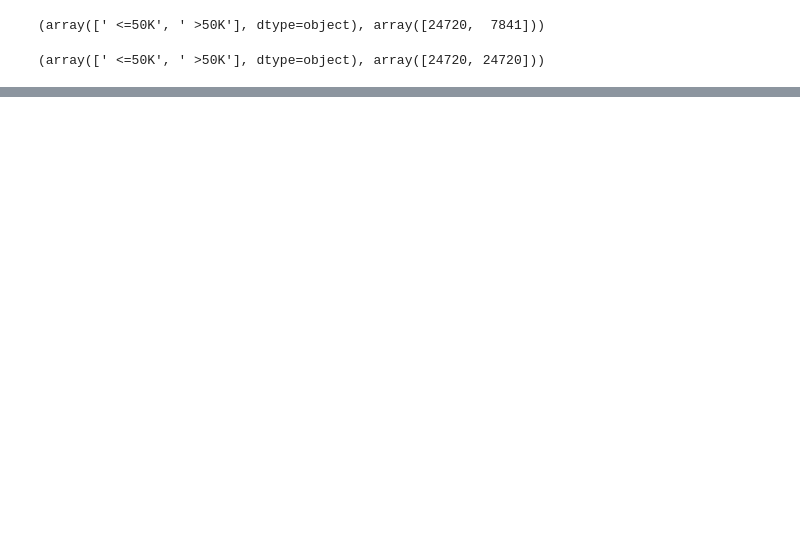
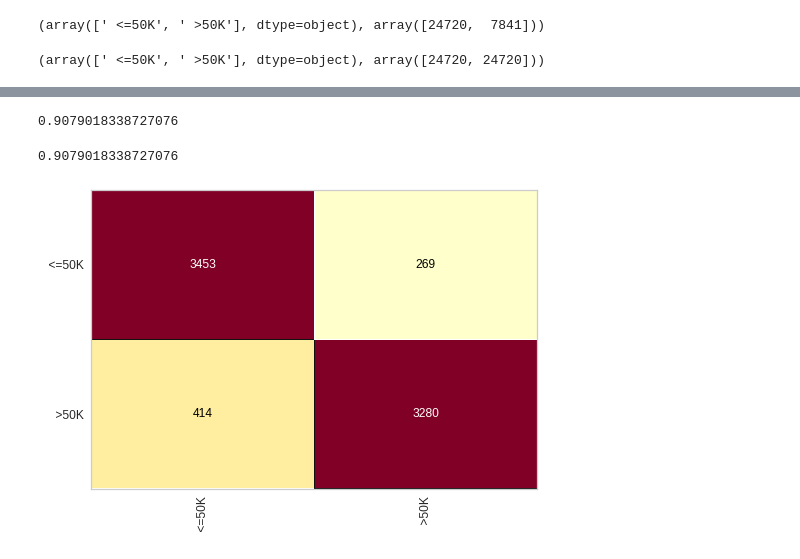
Before and after one commit to Mario-RJunior/census-analysis, a Jupyter notebook: census.ipynb, the cells around one changed output, grey strips where cells are left out. Saved outputs shown, nothing was run; the diff lists cells and outputs as text; code cells hidden in the pictures; blank space fills up the shorter version.

Commit message:
Create random forest model with oversampling

```diff
--- a/census.ipynb
+++ b/census.ipynb
@@ -552,3 +553,9 @@ np.unique(y_census, return_counts=True)
 np.unique(y_over, return_counts=True)
 # %% [output]
 (array([' <=50K', ' >50K'], dtype=object), array([24720, 24720]))
+# %%
+# Using train_test_split
+X_train_over, X_test_over, y_train_over, y_test_over = train_test_split(X_over,
+                                                                        y_over,
+                                                                        test_size=0.15,
+                                                                        random_state=0)
@@ -554,0 +568,3 @@ np.unique(y_over, return_counts=True)
+# %%
+randon_forest = RandomForestClassifier(n_estimators=40, criterion='entropy', random_state=0)
+randon_forest.fit(X_train_over, y_train_over)
@@ -554,0 +580,13 @@ np.unique(y_over, return_counts=True)
+# %%
+previsoes = randon_forest.predict(X_test_over)
+score = accuracy_score(y_test_over, previsoes)
+print(score)
+# %% [output]
+0.9079018338727076
+# %%
+cm = ConfusionMatrix(randon_forest)
+cm.fit(X_train_over, y_train_over)
+cm.score(X_test_over, y_test_over)
+# %% [output]
+0.9079018338727076
+[figure, added]
```
Also changed, not shown: parts of 6 cells of this notebook.
